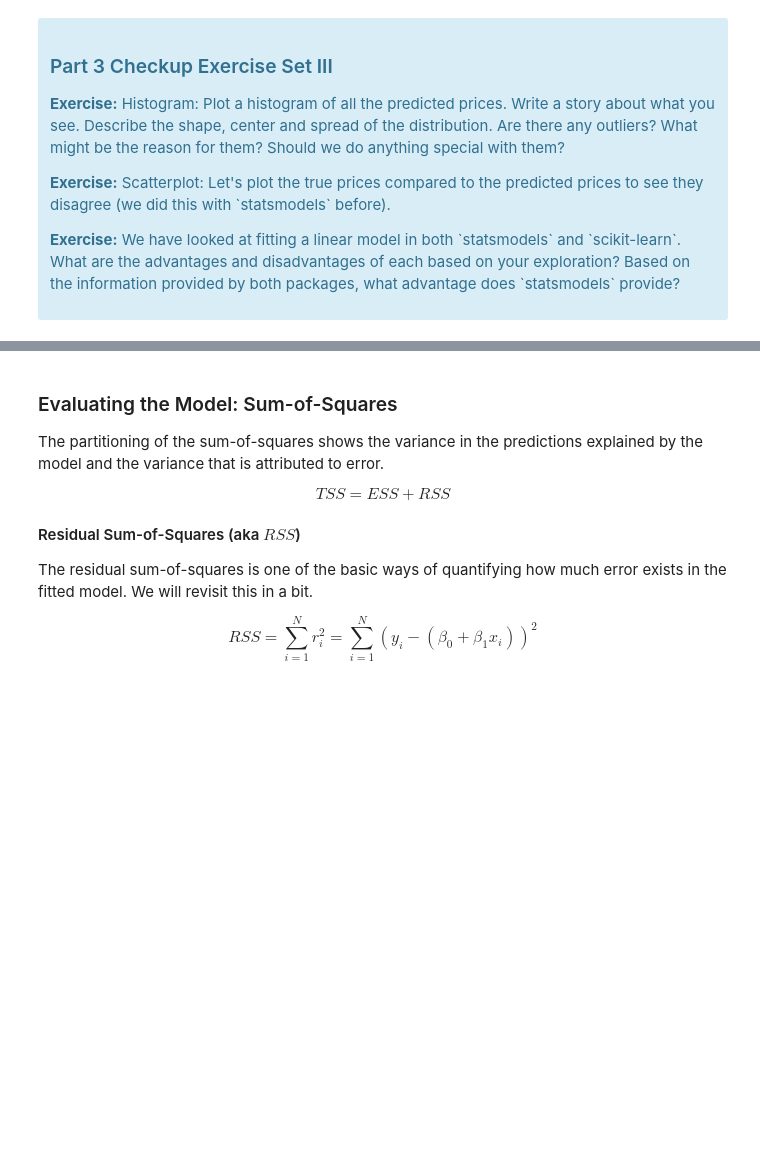
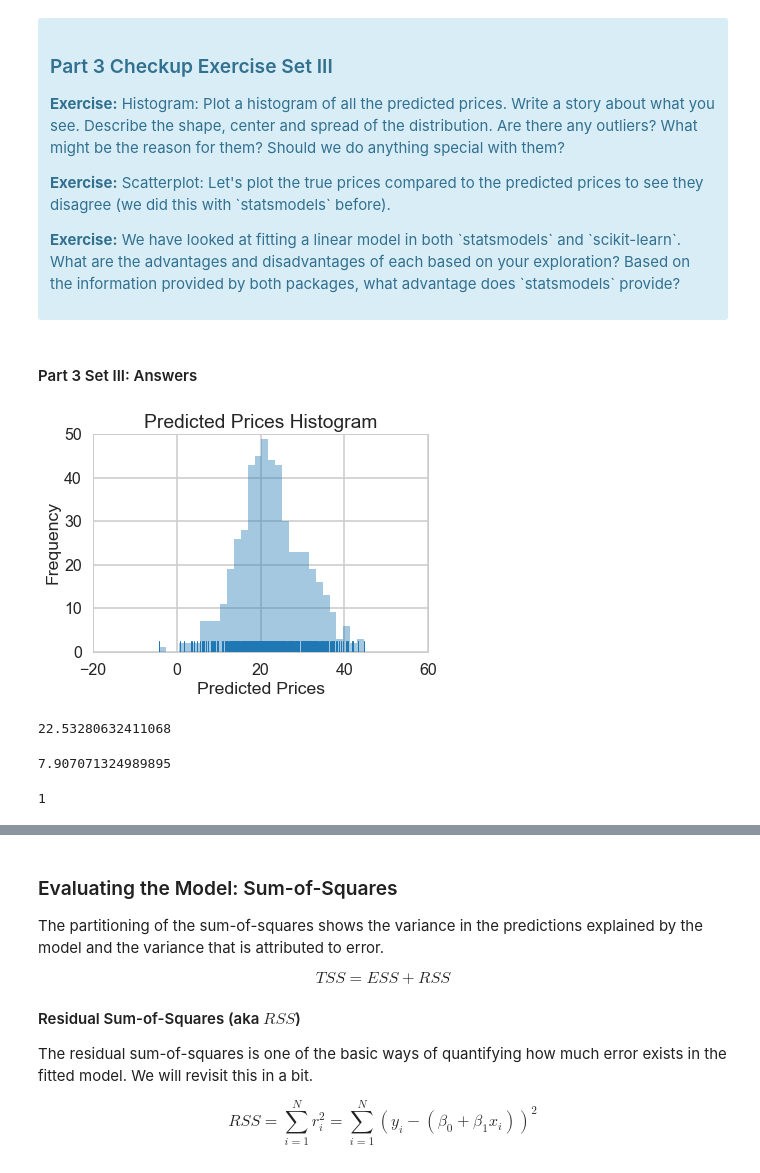
Before and after one commit to milesin3d/Springboard-MiniProjects, a Jupyter notebook: Boston Housing/Mini_Project_Linear_Regression.ipynb, the cells around one changed output, grey strips where cells are left out. Cells and saved outputs as stored; diff of their text form; code cells hidden in the pictures; blank space fills up the shorter version.

```diff
--- a/Boston Housing/Mini_Project_Linear_Regression.ipynb
+++ b/Boston Housing/Mini_Project_Linear_Regression.ipynb
@@ -596,3 +596,5 @@ Main functions | Description
 # %%
 # Look inside lm object
 # lm.<tab>
+# %%
+lm.fit(X, bos.PRICE)
@@ -623,3 +638,8 @@ LinearRegression(copy_X=True, fit_intercept=True, n_jobs=1, normalize=False)
 </div>
 # %%
 # your turn
+# %%
+# Intercept or no intercept?
+
+lmi = LinearRegression(fit_intercept=False)
+lmi.fit(X, bos.PRICE)
@@ -680,3 +723,28 @@ array([30.00821269, 25.0298606 , 30.5702317 , 28.60814055, 27.94288232])
 </div>
 # %%
 # your turn
+# %% [markdown]
+#### Part 3 Set III: Answers
+# %%
+y_pred = lm.predict(X)
+
+_ = sns.distplot(y_pred, bins=30, rug=True, kde=False)
+_ = plt.title('Predicted Prices Histogram')
+_ = plt.xlabel('Predicted Prices')
+_ = plt.ylabel('Frequency')
+_ = plt.xlim([-20, 60])
+_ = plt.ylim([0, 50])
+# %% [output]
+[figure, added]
+# %%
+np.mean(y_pred)
+# %% [output]
+22.53280632411068
+# %%
+np.std(y_pred)
+# %% [output]
+7.907071324989895
+# %%
+(y_pred <= 0).sum()
+# %% [output]
+1
```
Also changed, not shown: parts of 46 cells of this notebook.
